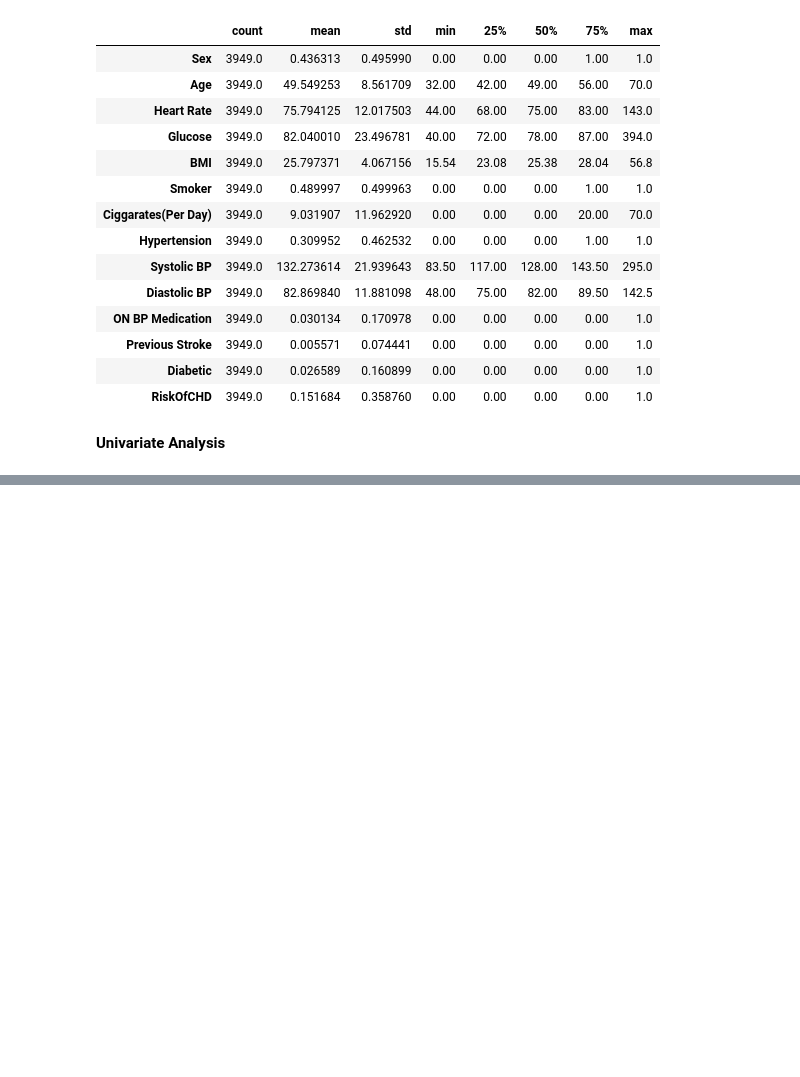
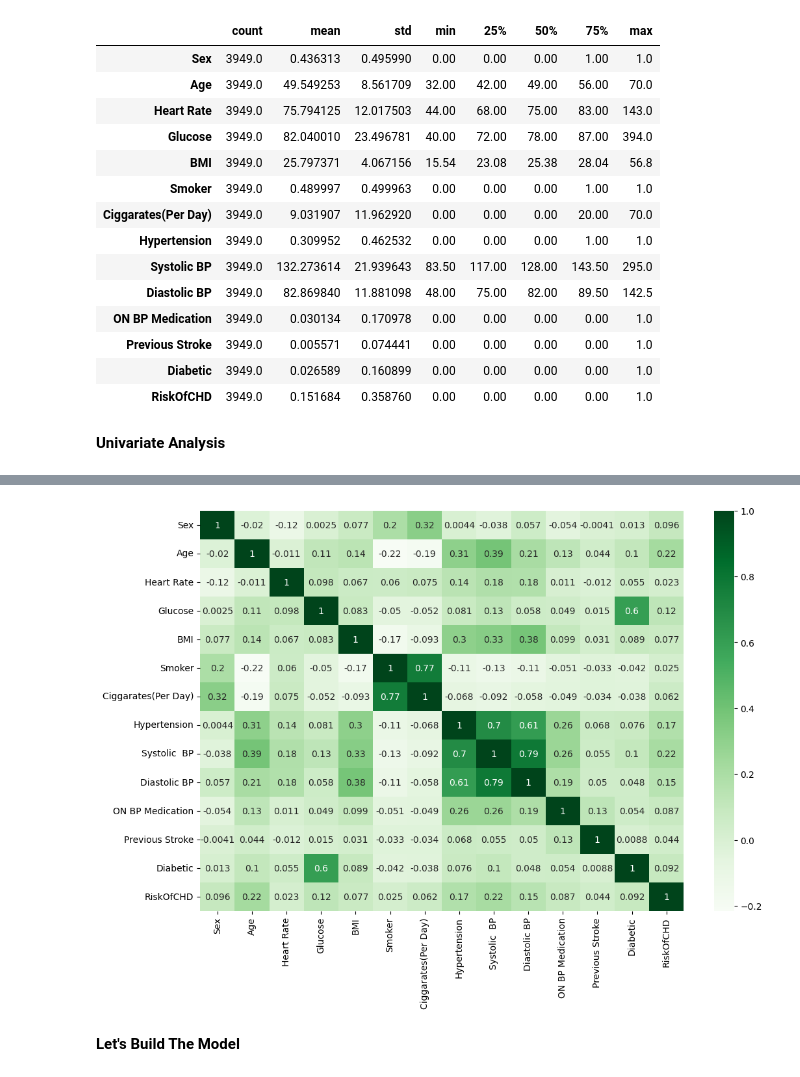
Before and after one commit to karthik-k11/Machine-Learning, a Jupyter notebook: ML/HeartAttack_DT.ipynb, the cells around one changed output, grey strips where cells are left out. Saved outputs shown, nothing was run; the diff lists cells and outputs as text; code cells hidden in the pictures; blank space fills up the shorter version.

```diff
--- a/ML/HeartAttack_DT.ipynb
+++ b/ML/HeartAttack_DT.ipynb
@@ -133,0 +141,3 @@ df1.describe().T
+# %%
+corr= df1.corr()
+corr
@@ -133,0 +160,8 @@ df1.describe().T
+# %%
+plt.figure(figsize=(12,8))
+sns.heatmap(corr, annot=True, cmap='Greens')
+plt.show()
+# %% [output]
+[figure, added]
+# %% [markdown]
+**Let's Build The Model**
```
Also changed, not shown: parts of 4 cells of this notebook.
